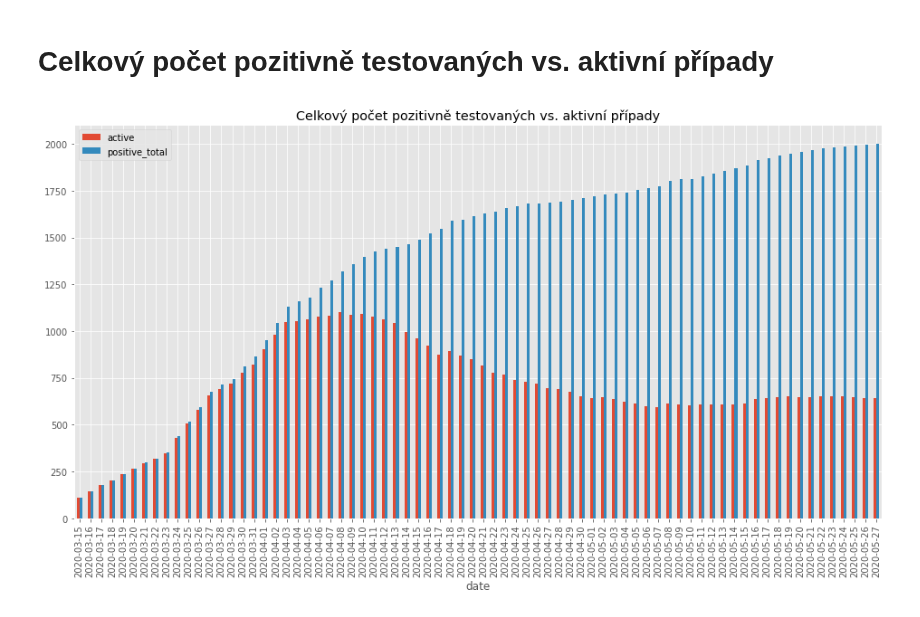
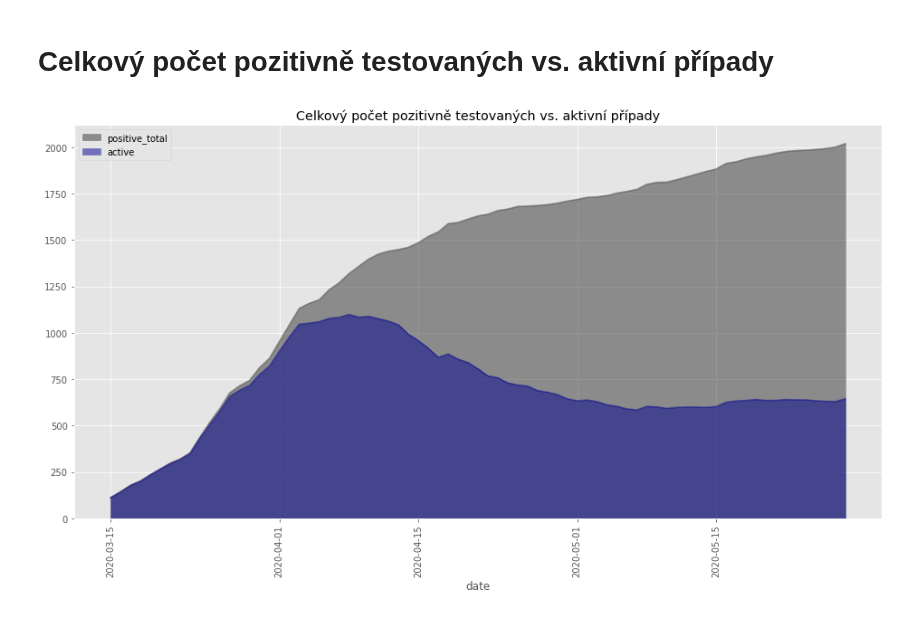
Before and after one commit to honzapulpan/covid, a Jupyter notebook: covid19_stats_praha.ipynb, the cells around one changed output. Cells and saved outputs as stored; diff of their text form; code cells hidden in the pictures.

```diff
--- a/covid19_stats_praha.ipynb
+++ b/covid19_stats_praha.ipynb
@@ -242,15 +242,17 @@ plt.show()
 # Celkový počet pozitivně testovaných vs. aktivní případy
 # %%
 df[df['positive_total']>100].plot(x='date',
-            y=['active', 'positive_total'],
-            kind='bar',
+            y=['positive_total', 'active'],
+            kind='area',
+            stacked=False,
+            color=['.2','#000090'],
             figsize=(16, 8),
             grid=True,
             title='Celkový počet pozitivně testovaných vs. aktivní případy')
 plt.xticks(rotation=90)
 plt.show()
 # %% [output]
-[figure, old version]
+[figure, new version]
 # %%
 # save data for later use
 df.to_csv('data-praha-' + df.iloc[-1, 0].strftime('%Y-%m-%d') + '.csv', index=False)
```
Also changed, not shown: parts of 5 cells of this notebook, 3 other files.
